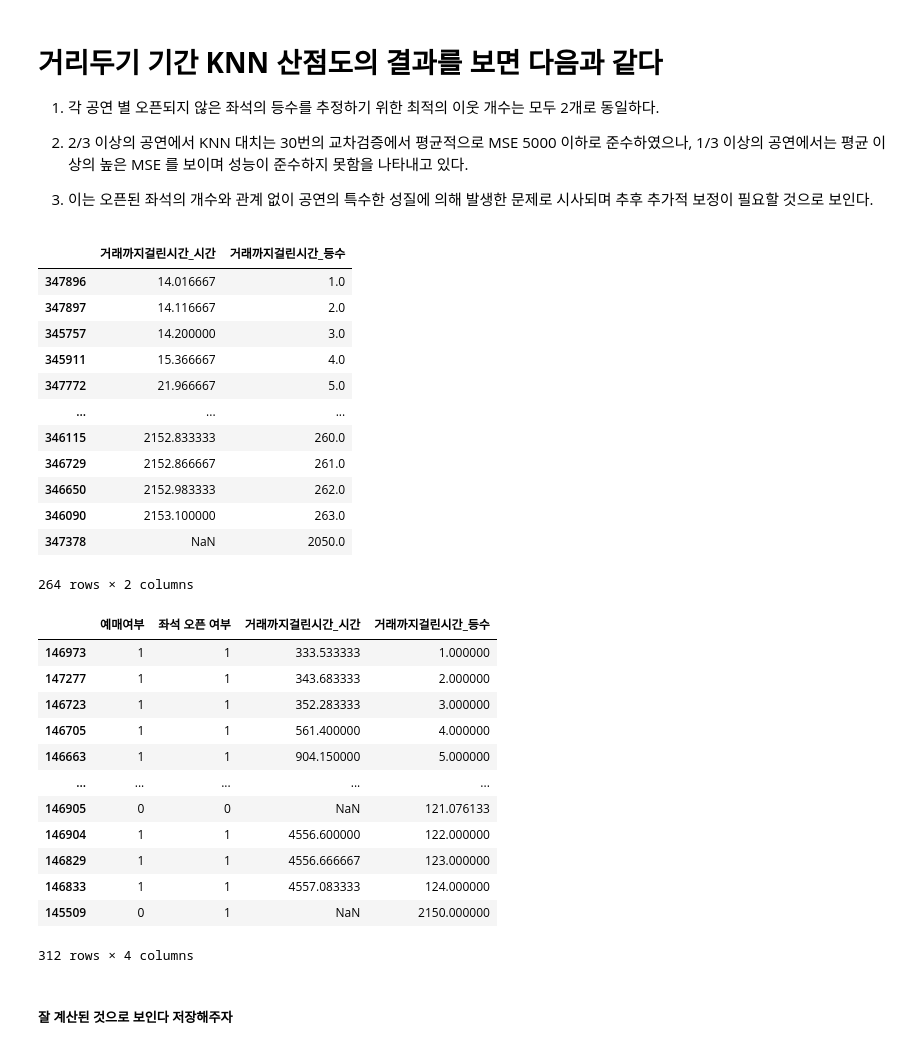
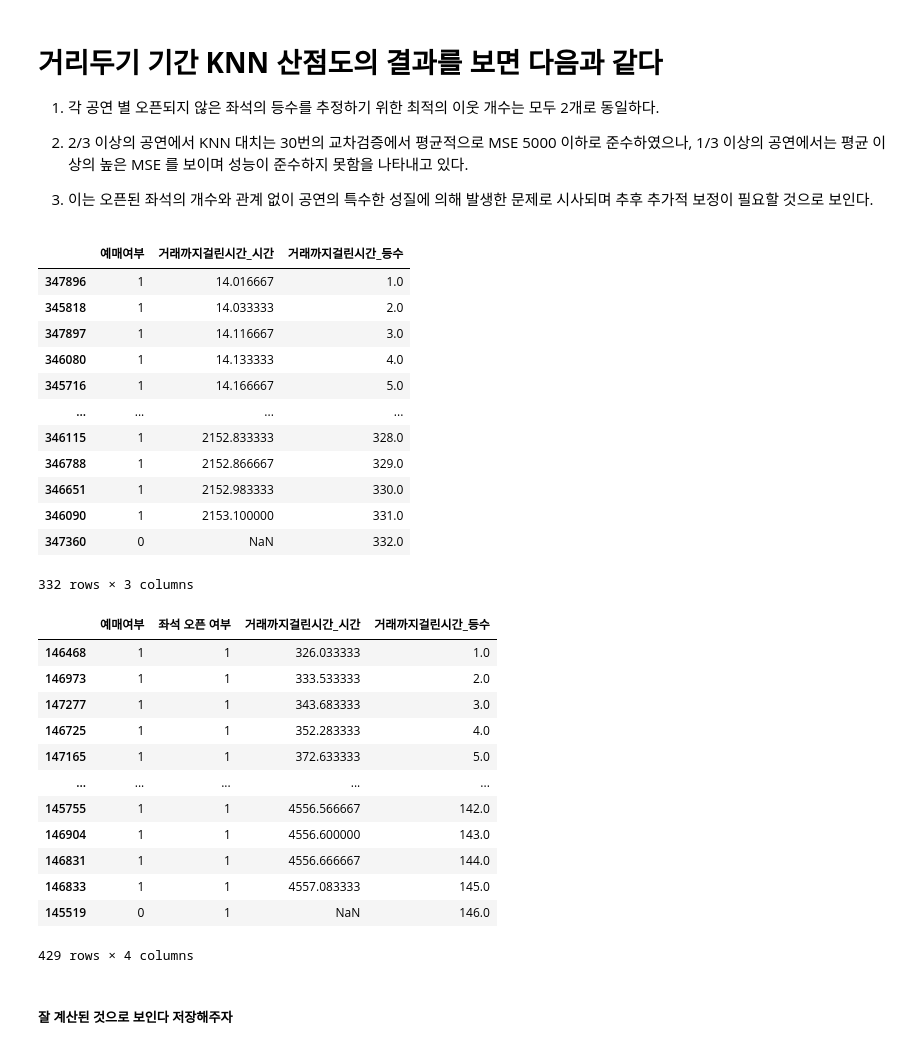
Before and after one commit to yonghyeun/BigContest-CocenrtHall, a Jupyter notebook: preprocessing/8. 거래까지 걸린 시간 계산.ipynb, the cells around one changed output. Saved outputs shown, nothing was run; the diff lists cells and outputs as text; code cells hidden in the pictures.

```diff
--- a/preprocessing/8. 거래까지 걸린 시간 계산.ipynb
+++ b/preprocessing/8. 거래까지 걸린 시간 계산.ipynb
@@ -12,7 +13,7 @@ import seaborn as sns
 
 plt.rc('font',family = 'malgun gothic')
 # %%
-df = pd.read_csv("C:/Users/whileduck/Desktop/Github/Concert-Hall-Price-Model/data/키워드_검색량_추가_클래식_데이터.csv", low_memory = False)
+df = pd.read_csv("C:/Users/whileduck/Desktop/Github/Concert-Hall-Price-Model/data/오픈여부_추가_클래식_데이터.csv", low_memory = False)
 
 display(df.head())
 print(df.shape)
@@ -217,5 +206,5 @@ Index(['seat', '층', '블록', '열', '넘버', 'X', 'Y', 'Z', '대칭점', '
 # %%
-def during_transcation(data):
+def rank_mapping(data):
 
     '''
     거리두기 기간 전과 후의 예매된 좌석들의 예매까지 걸린 등수를 정하고
@@ -236,7 +225,9 @@ def during_transcation(data):
 
         cond_df = data[perform_cond].copy()
 
-        time_list = sorted(cond_df['거래까지걸린시간_시간'].unique()) # 거래까지 걸린 시간을 오름차순으로 정렬
+        na_cond = cond_df['거래까지걸린시간_시간'].isna()
+
+        time_list = sorted(cond_df.loc[~na_cond,'거래까지걸린시간_시간'].unique()) # 거래까지 걸린 시간을 오름차순으로 정렬
 
         rank_dict = {var : i + 1 for i,var in enumerate(time_list)}
 
@@ -383,2 +397,0 @@ def during_transcation(data):
-# %%
-result , knn_table  = during_transcation(df)
@@ -425,0 +398,2 @@ ax.legend()
+# %%
+total_result , knn_table = covid_knn_modeling(result)
@@ -434,40 +434,40 @@ ax.legend()
 # %%
 # 예시의 경우를 통해 잘 되었는지 살펴보자
 # 코로나가 아닌 경우
 
-result[result['전체공연시간'] == '2022-12-04 17:00:00'][['거래까지걸린시간_시간','거래까지걸린시간_등수']].sort_values(by = '거래까지걸린시간_등수').drop_duplicates()
+total_result[total_result['전체공연시간'] == '2022-12-04 17:00:00'][['예매여부','거래까지걸린시간_시간','거래까지걸린시간_등수']].sort_values(by = '거래까지걸린시간_등수').drop_duplicates()
 # %% [output]
-|  | 거래까지걸린시간_시간 | 거래까지걸린시간_등수 |
-| 347896 | 14.016667 | 1.0 |
-| 347897 | 14.116667 | 2.0 |
-| 345757 | 14.200000 | 3.0 |
-| 345911 | 15.366667 | 4.0 |
-| 347772 | 21.966667 | 5.0 |
-| ... | ... | ... |
-| 346115 | 2152.833333 | 260.0 |
-| 346729 | 2152.866667 | 261.0 |
-| 346650 | 2152.983333 | 262.0 |
-| 346090 | 2153.100000 | 263.0 |
-| 347378 | NaN | 2050.0 |
+|  | 예매여부 | 거래까지걸린시간_시간 | 거래까지걸린시간_등수 |
+| 347896 | 1 | 14.016667 | 1.0 |
+| 345818 | 1 | 14.033333 | 2.0 |
+| 347897 | 1 | 14.116667 | 3.0 |
+| 346080 | 1 | 14.133333 | 4.0 |
+| 345716 | 1 | 14.166667 | 5.0 |
+| ... | ... | ... | ... |
+| 346115 | 1 | 2152.833333 | 328.0 |
+| 346788 | 1 | 2152.866667 | 329.0 |
+| 346651 | 1 | 2152.983333 | 330.0 |
+| 346090 | 1 | 2153.100000 | 331.0 |
+| 347360 | 0 | NaN | 332.0 |
-264 rows × 2 columns
+332 rows × 3 columns
 # %%
 # 거리두기 기간인 경우
 
-result[result['전체공연시간'] == '2020-06-03 19:30:00'][['예매여부','좌석 오픈 여부','거래까지걸린시간_시간','거래까지걸린시간_등수']].sort_values(by = '거래까지걸린시간_등수').drop_duplicates()
+total_result[total_result['전체공연시간'] == '2020-06-03 19:30:00'][['예매여부','좌석 오픈 여부','거래까지걸린시간_시간','거래까지걸린시간_등수']].sort_values(by = '거래까지걸린시간_등수').drop_duplicates()
 # %% [output]
 |  | 예매여부 | 좌석 오픈 여부 | 거래까지걸린시간_시간 | 거래까지걸린시간_등수 |
-| 146973 | 1 | 1 | 333.533333 | 1.000000 |
-| 147277 | 1 | 1 | 343.683333 | 2.000000 |
-| 146723 | 1 | 1 | 352.283333 | 3.000000 |
-| 146705 | 1 | 1 | 561.400000 | 4.000000 |
-| 146663 | 1 | 1 | 904.150000 | 5.000000 |
+| 146468 | 1 | 1 | 326.033333 | 1.0 |
+| 146973 | 1 | 1 | 333.533333 | 2.0 |
+| 147277 | 1 | 1 | 343.683333 | 3.0 |
+| 146725 | 1 | 1 | 352.283333 | 4.0 |
+| 147165 | 1 | 1 | 372.633333 | 5.0 |
 | ... | ... | ... | ... | ... |
-| 146905 | 0 | 0 | NaN | 121.076133 |
-| 146904 | 1 | 1 | 4556.600000 | 122.000000 |
-| 146829 | 1 | 1 | 4556.666667 | 123.000000 |
-| 146833 | 1 | 1 | 4557.083333 | 124.000000 |
-| 145509 | 0 | 1 | NaN | 2150.000000 |
+| 145755 | 1 | 1 | 4556.566667 | 142.0 |
+| 146904 | 1 | 1 | 4556.600000 | 143.0 |
+| 146831 | 1 | 1 | 4556.666667 | 144.0 |
+| 146833 | 1 | 1 | 4557.083333 | 145.0 |
+| 145519 | 0 | 1 | NaN | 146.0 |
-312 rows × 4 columns
+429 rows × 4 columns
 # %% [markdown]
 ##### **잘 계산된 것으로 보인다 저장해주자**
 # %%
```
Also changed, not shown: parts of 13 cells of this notebook, 1 other file.
